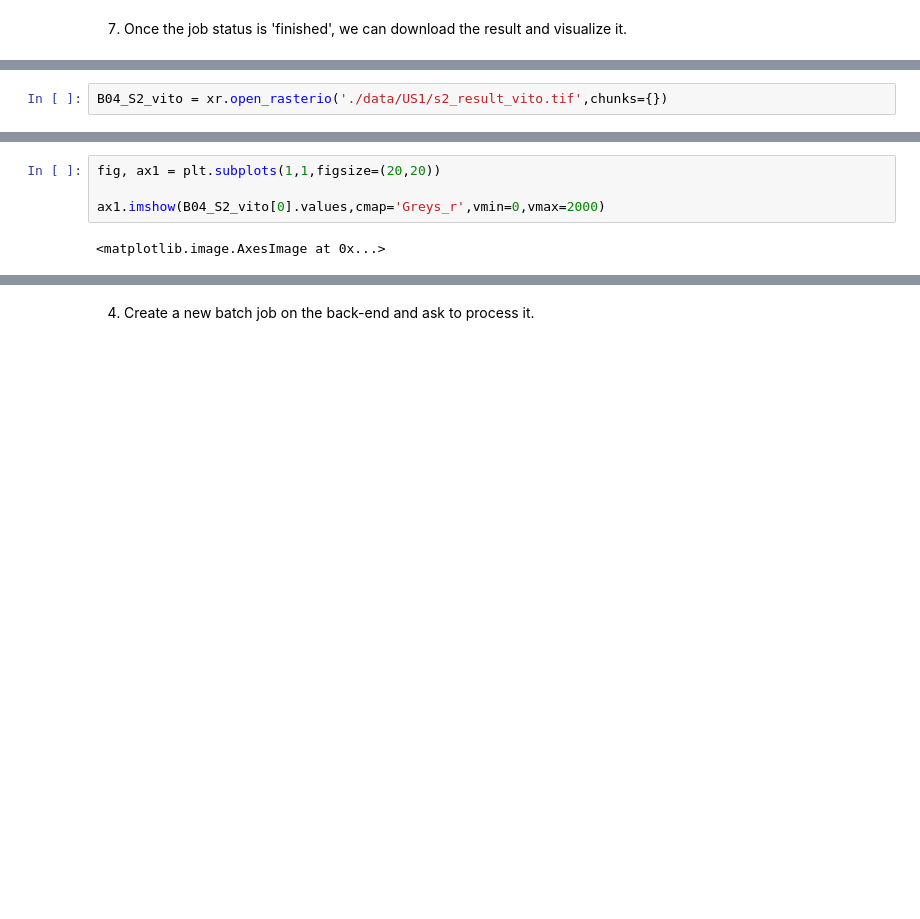
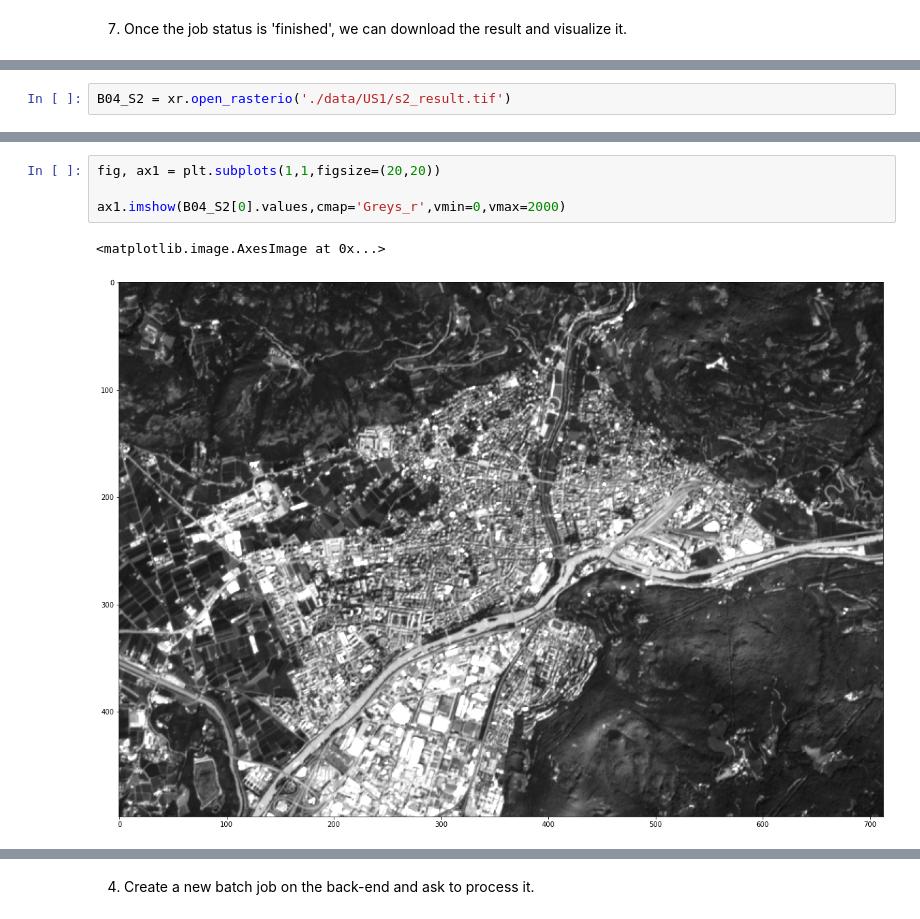
Before and after one commit to openEOPlatform/SRR1_notebooks, a Jupyter notebook: OpenEO Platform - User story 1.ipynb, the cells around one changed output, grey strips where cells are left out. Saved outputs shown, nothing was run; the diff lists cells and outputs as text; blank space fills up the shorter version.

```diff
--- a/OpenEO Platform - User story 1.ipynb
+++ b/OpenEO Platform - User story 1.ipynb
@@ -178,2 +153,2 @@ eoMap.map
 # %%
-B04_S2_vito = xr.open_rasterio('./data/US1/s2_result_vito.tif',chunks={})
+B04_S2 = xr.open_rasterio('./data/US1/s2_result.tif')
@@ -207,9 +174,10 @@ Area
 # %%
 fig, ax1 = plt.subplots(1,1,figsize=(20,20))
 
-ax1.imshow(B04_S2_vito[0].values,cmap='Greys_r',vmin=0,vmax=2000)
+ax1.imshow(B04_S2[0].values,cmap='Greys_r',vmin=0,vmax=2000)
 # %% [output]
 <matplotlib.image.AxesImage at 0x...>
+[figure, added]
 # %% [markdown]
 <img src="https://github.com/openEOPlatform/SRR1_notebooks/raw/main/data/images/Sentinel_1.jpg"
      alt="Sentinel-2"
```
Also changed, not shown: parts of 46 cells of this notebook.
